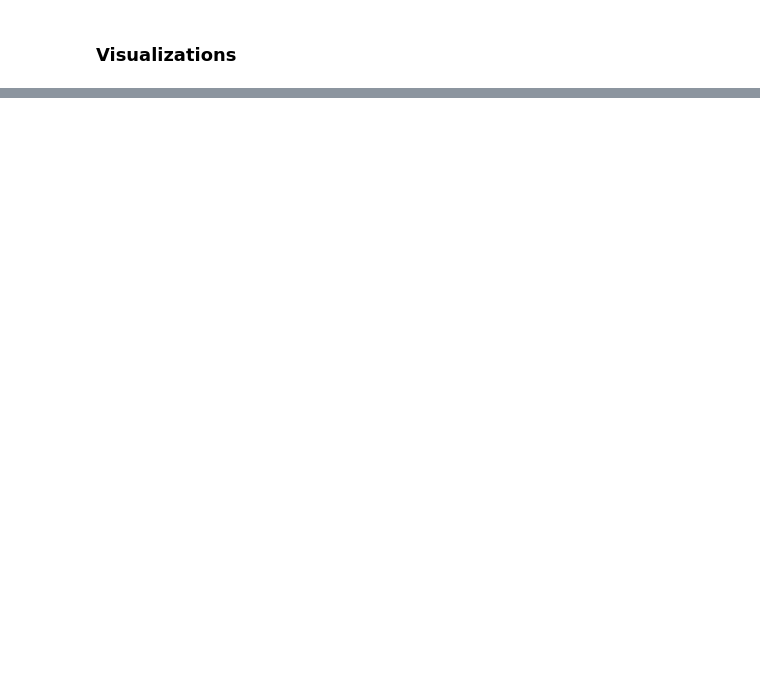
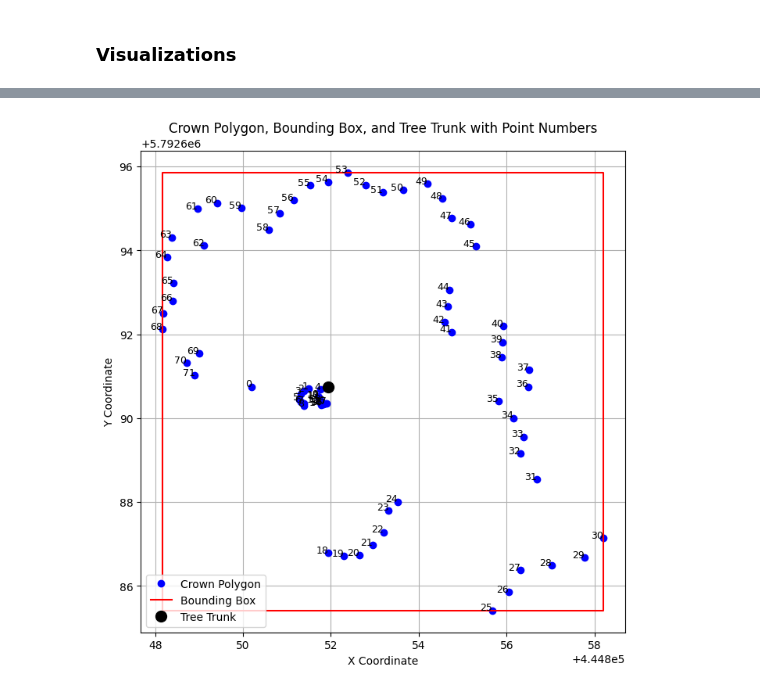
Before and after one commit to JulianZabbarov/tree-detection, a Jupyter notebook: experiments/sauen/evaluation/evaluation.ipynb, the cells around one changed output, grey strips where cells are left out. Saved outputs shown, nothing was run; the diff lists cells and outputs as text; code cells hidden in the pictures; blank space fills up the shorter version.

```diff
--- a/experiments/sauen/evaluation/evaluation.ipynb
+++ b/experiments/sauen/evaluation/evaluation.ipynb
@@ -213,0 +221,87 @@ plt.show()
+# %%
+import numpy as np
+import matplotlib.pyplot as plt
+
+def create_bounding_box(crown_polygon, ground_height_circle):
+    sector_count = 72
+    sector_angle = 2 * np.pi / sector_count
+
+    # Adjust angles so that the first index points to negative x direction
+    angles = np.arange(np.pi, 3 * np.pi, sector_angle)
+
+    x_coords = []
+    y_coords = []
+
+    for i, distance in enumerate(crown_polygon):
+        angle = angles[i]
+        x = distance * np.cos(angle) + ground_height_circle['x']
+        y = distance * np.sin(angle) + ground_height_circle['y']
+        x_coords.append(x)
+        y_coords.append(y)
+
+    # Create bounding box
+    xmin = min(x_coords)
+    xmax = max(x_coords)
+    ymin = min(y_coords)
+    ymax = max(y_coords)
+
+    return xmin, xmax, ymin, ymax, x_coords, y_coords
+
+# Sample input data
+crown_polygon = [
+    1.7415436394627841, 0.45601390748167825, 0.5652861107894824, 0.6477758737065759,
+    0.19479204292999877, 0.7283687687132725, 0.7319720025819307, 0.6831347943884167,
+    0.7201304335647339, 0.32180311065958944, 0.3351272566102926, 0.34082349222018105,
+    0.41184628837729026, 0.3720767304575501, 0.46743219026431065, 0.43851076755857765,
+    0.39838208258264024, 0.3966842283346838, 3.9638302259557223, 4.044167514742917,
+    4.075322948929477, 3.905188913550009, 3.6882457139576585, 3.2496450012954456,
+    3.1659542433913, 6.51104082552721, 6.3846736903034875, 6.18094019547316,
+    6.635116679394277, 7.1083187900717375, 7.223637464265023, 5.236441284515867,
+    4.646529319713287, 4.603511688990121, 4.280738479347974, 3.8957984809215476,
+    4.541764537320919, 4.591328721495137, 4.013852046638012, 4.101718972072638,
+    4.239765576869887, 3.09147619135616, 3.0652492056237026, 3.320710539042518,
+    3.5989073951095607, 4.73876744619167, 5.042446048691932, 4.898595446656932,
+    5.185161628376563, 5.333941088425965, 4.995998960365992, 4.793216327407479,
+    4.885327071627314, 5.126739515181219, 4.88642220213453, 4.814045716446036,
+    4.519433042145146, 4.287674983500969, 3.986040874082964, 4.698032531700883,
+    5.061075140177845, 5.175932536901533, 4.394011355161191, 5.035091671201709,
+    4.799881624464174, 4.299639068886189, 4.101491399111789, 4.148499113265108,
+    4.0141229671935355, 3.0370512649297954, 3.2766227319124566, 3.0500237666688017
+]
+
+ground_height_circle = {
+    "radius": None,
+    "x": 444851.9418634938,
+    "y": 5792690.750794426
+}
+
+# Calculate bounding box
+xmin, xmax, ymin, ymax, x_coords, y_coords = create_bounding_box(crown_polygon, ground_height_circle)
+
+print(f"Bounding Box:")
+print(f"Xmin: {xmin}")
+print(f"Xmax: {xmax}")
+print(f"Ymin: {ymin}")
+print(f"Ymax: {ymax}")
+
+# Plotting the bounding box, crown polygon, and tree trunk
+plt.figure(figsize=(8, 8))
+plt.plot(x_coords, y_coords, 'bo', label='Crown Polygon')
+
+# Plotting bounding box
+plt.plot([xmin, xmax, xmax, xmin, xmin], [ymin, ymin, ymax, ymax, ymin], 'r-', label='Bounding Box')
+
+# Plotting tree trunk
+plt.plot(ground_height_circle['x'], ground_height_circle['y'], 'ko', markersize=10, label='Tree Trunk')
+
+# Adding numbered points
+for i, (x, y) in enumerate(zip(x_coords, y_coords)):
+    plt.text(x, y, str(i), fontsize=9, ha='right')
+
+plt.xlabel('X Coordinate')
+plt.ylabel('Y Coordinate')
+plt.title('Crown Polygon, Bounding Box, and Tree Trunk with Point Numbers')
+plt.legend(loc='lower left')
+plt.grid(True)
+plt.show()
+# %% [output]
@@ -213,0 +313 @@ plt.show()
+[figure, added]
```
Also changed, not shown: parts of 5 cells of this notebook, 18 other files.
